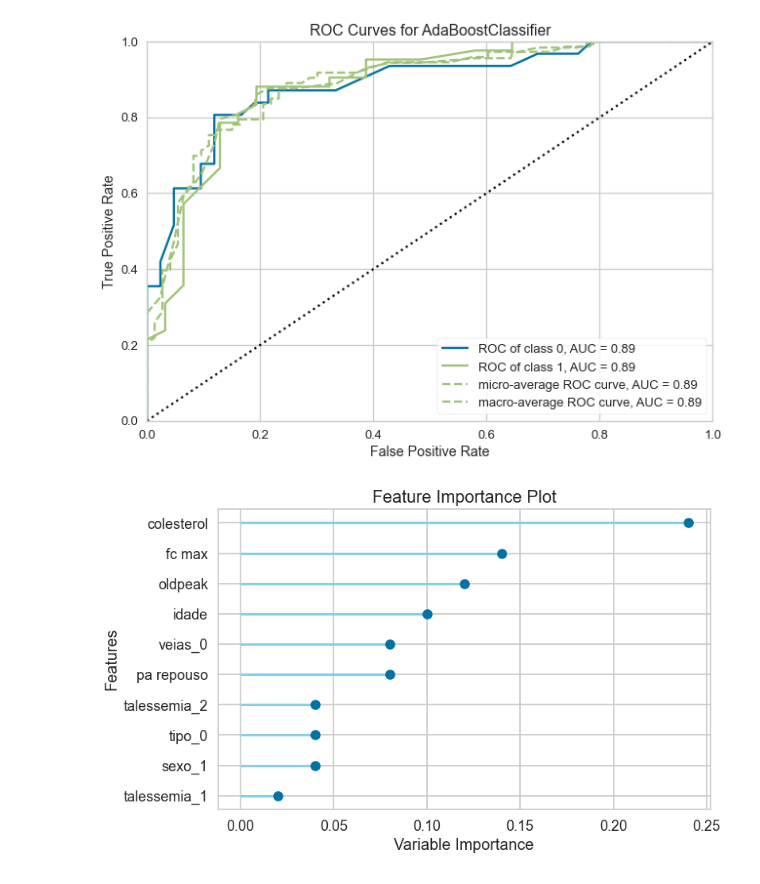
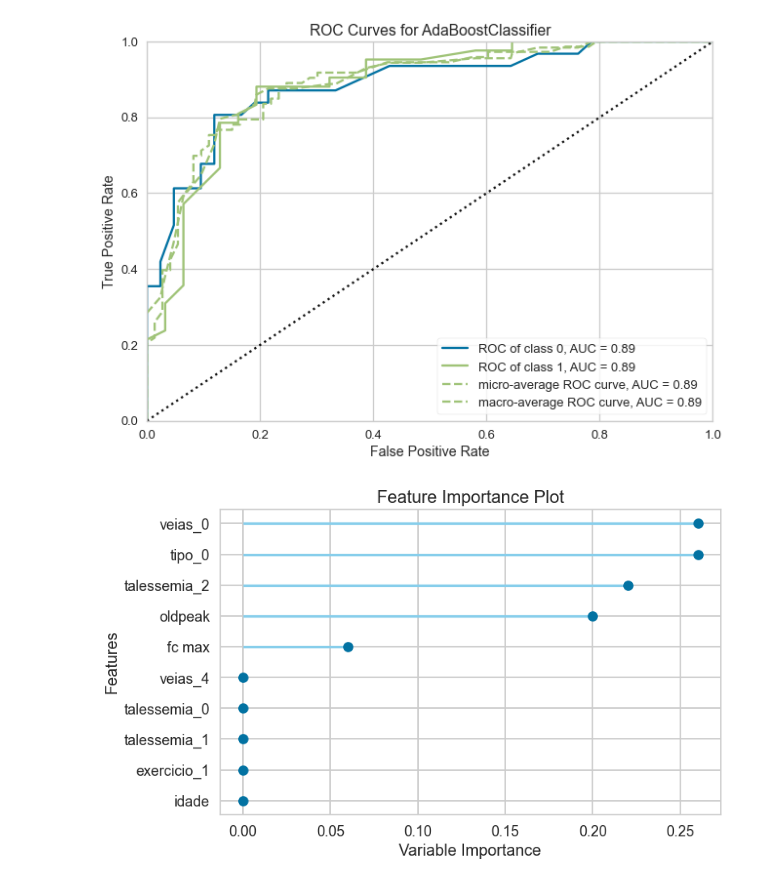
Before and after one commit to RaquelCastellani/Doenca_cardiaca, a Jupyter notebook: projeto final.ipynb, the cells around one changed output. Drawn from its saved outputs; the diff is of its cells as text; code cells hidden in the pictures.

```diff
--- a/projeto final.ipynb
+++ b/projeto final.ipynb
@@ -273,7 +273,7 @@ plot_model(a, plot = 'auc')
 # %% [output]
 [figure]
 # %%
-plot_model(ad, plot='feature')
+plot_model(a, plot='feature')
 # %% [output]
-[figure, old version]
+[figure, new version]
 # %%
```
Also changed, not shown: parts of 24 cells of this notebook, 1 other file.
